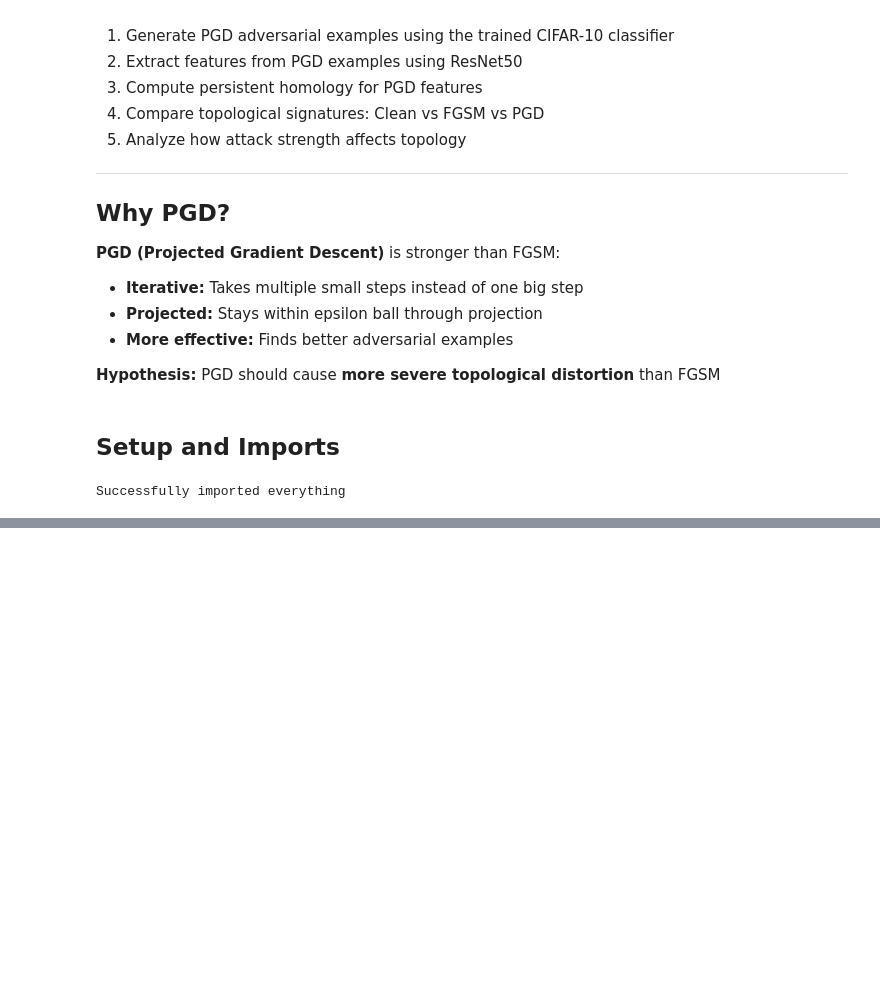
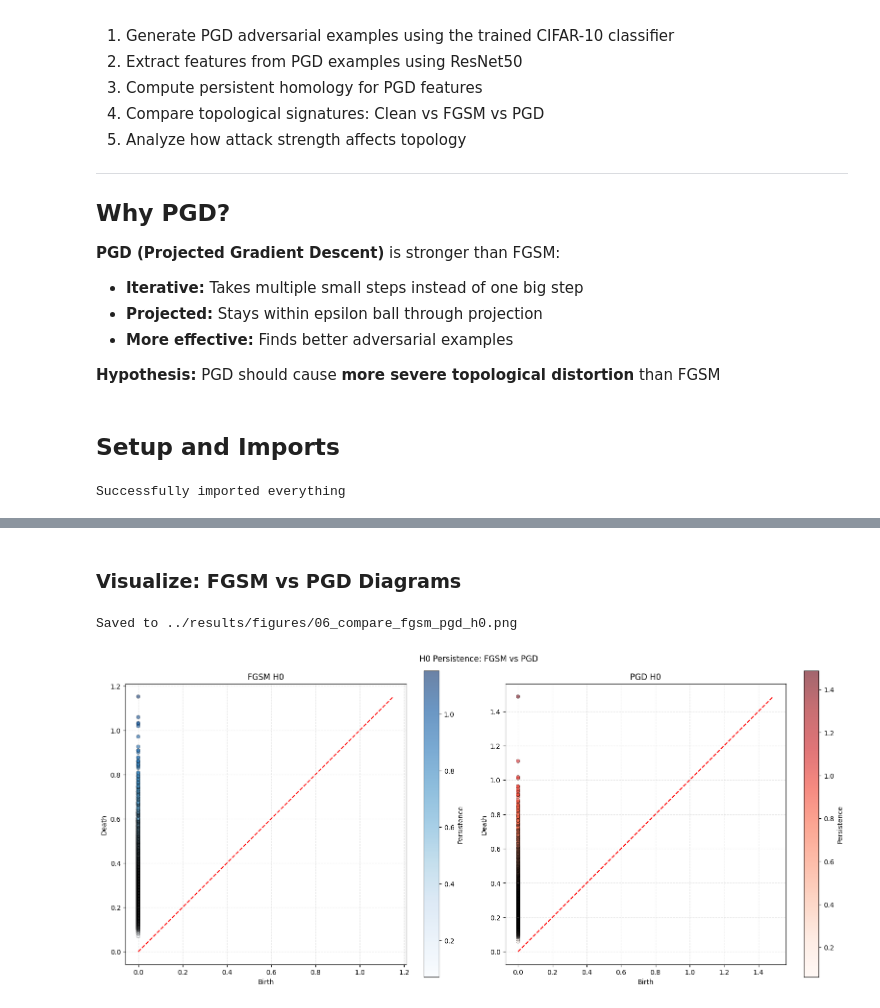
Before and after one commit to ShawarmaOnGit/tda-adversarial-detection, a Jupyter notebook: notebooks/06_pgd_topology.ipynb, the cells around one changed output, grey strips where cells are left out. Cells and saved outputs as stored; diff of their text form; code cells hidden in the pictures; blank space fills up the shorter version.

Commit message:
feat: Finish 06_pgd_topology.ipynb to analyze and compare all 3 attacks

```diff
--- a/notebooks/06_pgd_topology.ipynb
+++ b/notebooks/06_pgd_topology.ipynb
@@ -45,0 +244,5 @@ Successfully imported everything
+# %%
+extractor = FeatureExtractor(model_name='resnet50')
+pgd_features_original = extractor.extract_features(pgd_images, batch_size=64, verbose=True)
+
+print(f"\nExtracted features: {pgd_features_original.shape}")
@@ -45,0 +335,20 @@ Successfully imported everything
+# %%
+pgd_h0 = result_pgd['dgms'][0]
+pgd_h1 = result_pgd['dgms'][1]
+
+print(f"PGD H0 diagram: {len(pgd_h0)} features")
+print(f"PGD H1 diagram: {len(pgd_h1)} features")
+
+print("\n--- PGD H0 Statistics ---")
+pgd_h0_stats = get_persistence_stats(pgd_h0)
+print(f"Number of features: {pgd_h0_stats['n_features']}")
+print(f"Total persistence: {pgd_h0_stats['total_persistence']:.4f}")
+print(f"Mean persistence: {pgd_h0_stats['mean_persistence']:.4f}")
+print(f"Max persistence: {pgd_h0_stats['max_persistence']:.4f}")
+
+print("\n--- PGD H1 Statistics ---")
+pgd_h1_stats = get_persistence_stats(pgd_h1)
+print(f"Number of features: {pgd_h1_stats['n_features']}")
+print(f"Total persistence: {pgd_h1_stats['total_persistence']:.4f}")
+print(f"Mean persistence: {pgd_h1_stats['mean_persistence']:.4f}")
+print(f"Max persistence: {pgd_h1_stats['max_persistence']:.4f}")
@@ -45,0 +372,9 @@ Successfully imported everything
+# %%
+# Load clean and FGSM diagrams
+result_clean = load_diagrams('../results/diagrams/clean_full.pkl')
+result_fgsm = load_diagrams('../results/diagrams/fgsm_full.pkl')
+
+clean_h0 = result_clean['dgms'][0]
+clean_h1 = result_clean['dgms'][1]
+fgsm_h0 = result_fgsm['dgms'][0]
+fgsm_h1 = result_fgsm['dgms'][1]
@@ -45,0 +430,15 @@ Successfully imported everything
+# %% [markdown]
+### Visualize: FGSM vs PGD Diagrams
+# %%
+# Compare FGSM vs PGD (H0)
+compare_persistence_diagrams(
+    fgsm_h0,
+    pgd_h0,
+    label1="FGSM H0",
+    label2="PGD H0",
+    title="H0 Persistence: FGSM vs PGD",
+    save_path="../results/figures/06_compare_fgsm_pgd_h0.png"
+)
+# %% [output]
+Saved to ../results/figures/06_compare_fgsm_pgd_h0.png
+[figure, added]
```
Also changed, not shown: parts of 35 cells of this notebook, 5 other files.
